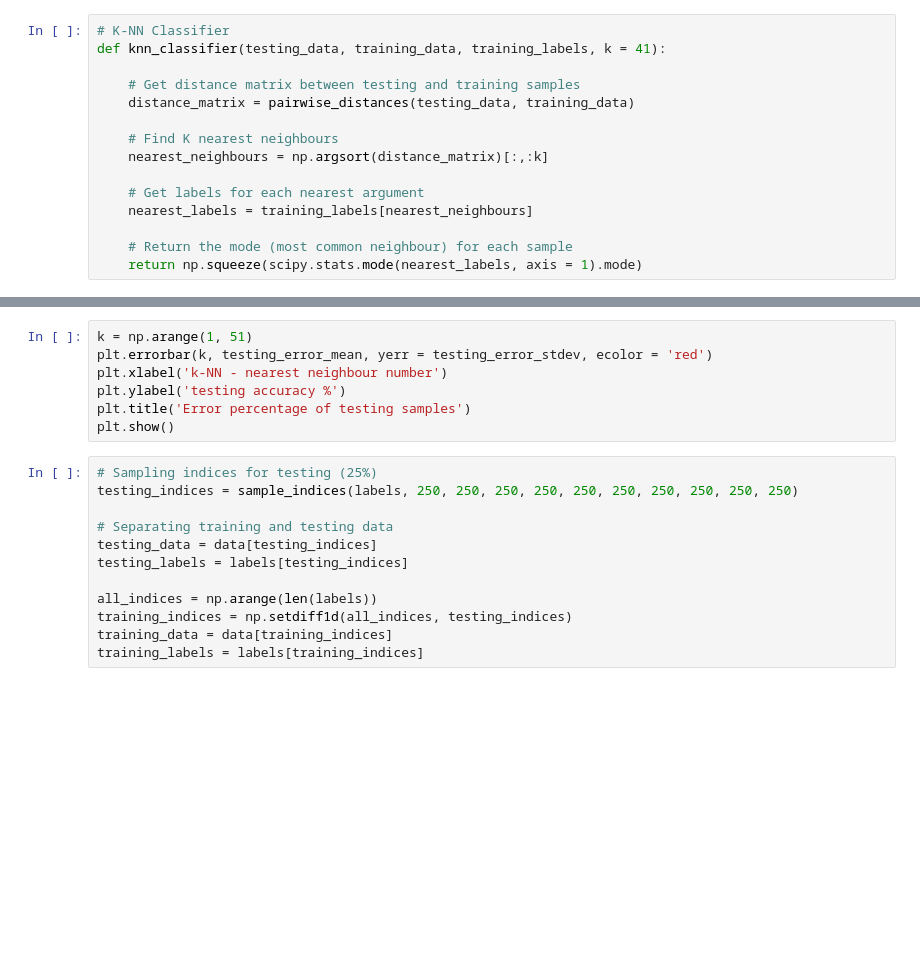
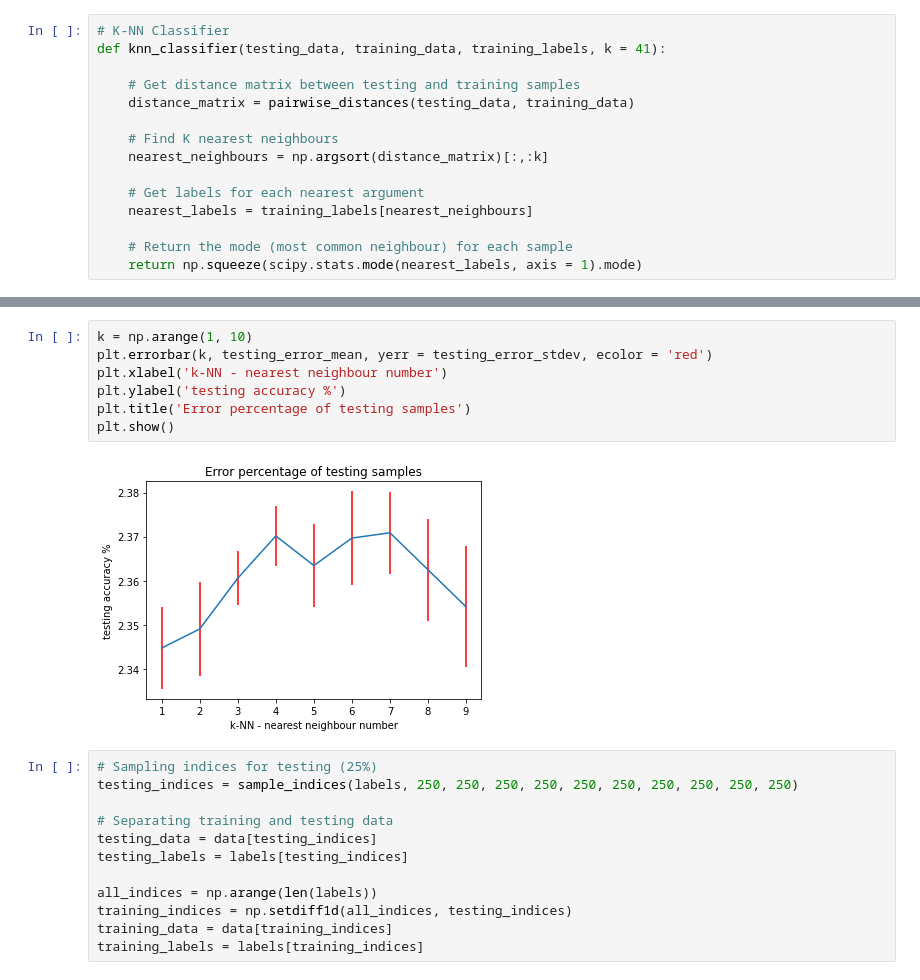
Before and after one commit to henrydrp10/ML-playground, a Jupyter notebook: knn-classifier.ipynb, the cells around one changed output, grey strips where cells are left out. Drawn from its saved outputs; the diff is of its cells as text; blank space fills up the shorter version.

```diff
--- a/knn-classifier.ipynb
+++ b/knn-classifier.ipynb
@@ -88,10 +87,12 @@ plt.show()
 # %%
-k = np.arange(1, 51)
+k = np.arange(1, 10)
 plt.errorbar(k, testing_error_mean, yerr = testing_error_stdev, ecolor = 'red')
 plt.xlabel('k-NN - nearest neighbour number')
 plt.ylabel('testing accuracy %')
 plt.title('Error percentage of testing samples')
 plt.show()
+# %% [output]
+[figure, added]
 # %%
 # Sampling indices for testing (25%)
 testing_indices = sample_indices(labels, 250, 250, 250, 250, 250, 250, 250, 250, 250, 250)
```
Also changed, not shown: parts of 3 cells of this notebook.
